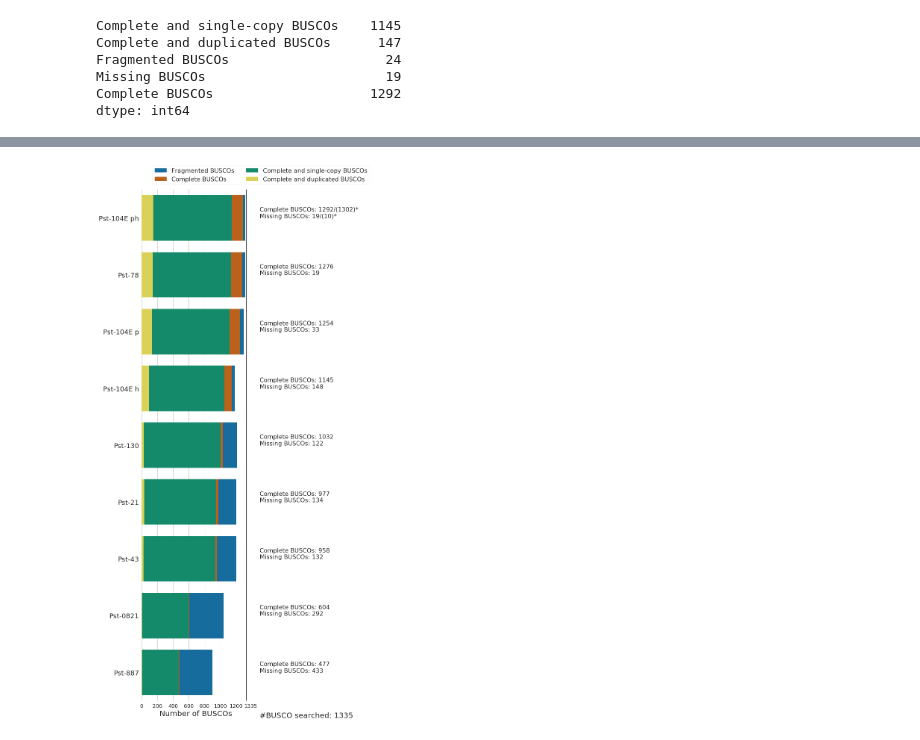
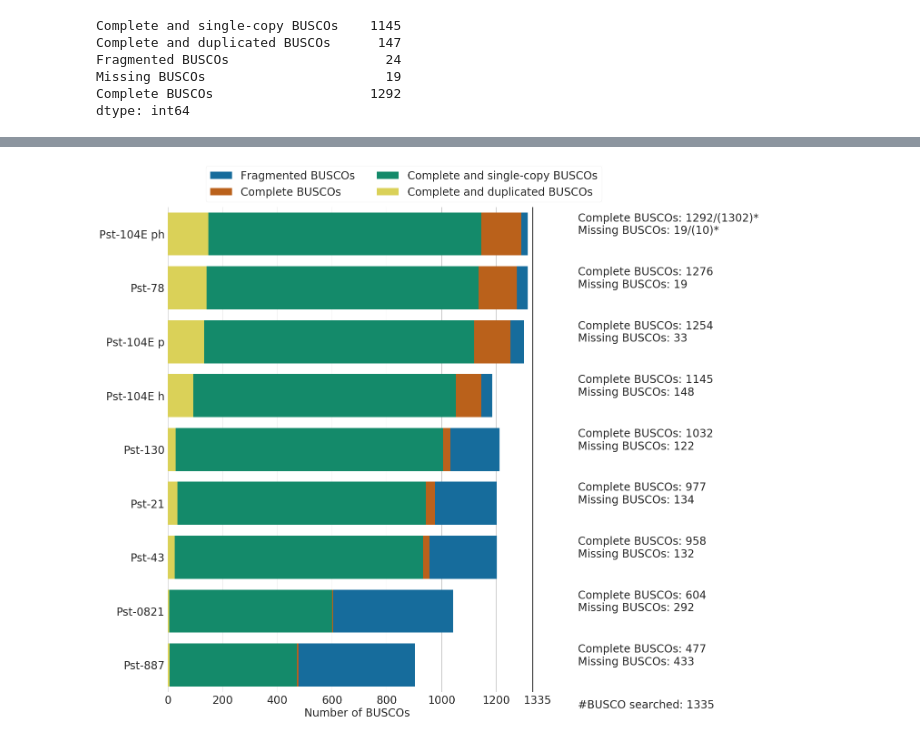
Before and after one commit to BenjaminSchwessinger/Pst_104_E137_A-_genome, a Jupyter notebook: notebooks/Pst_104E_v12_BUSCO_summary_submission_21092017.ipynb, the cells around one changed output, grey strips where cells are left out. Cells and saved outputs as stored; diff of their text form; code cells hidden in the pictures.

Commit message:
fixed up some graphs

```diff
--- a/notebooks/Pst_104E_v12_BUSCO_summary_submission_21092017.ipynb
+++ b/notebooks/Pst_104E_v12_BUSCO_summary_submission_21092017.ipynb
@@ -131,8 +131,8 @@ sns.set_color_codes(palette='deep')
 # %%
 sns.set(style="whitegrid")
-f, ax = plt.subplots(figsize=(6, 20))
+f, ax = plt.subplots(figsize=(14, 16))
 #set the font size
-fs = 20
+fs = 24
 
 sns.barplot(x='Fake Fragmented',y=SBusco_df_sorted.index, data=SBusco_df_sorted, \
             label='Fragmented BUSCOs', color=sns.color_palette('colorblind')[0],alpha=1  )
@@ -143,38 +143,38 @@ sns.barplot(x='Complete BUSCOs',y=SBusco_df_sorted.index, data=SBusco_df_sorted,
 
 #sns.set_color_codes("muted")
 sns.barplot(x='Complete and single-copy BUSCOs',y=SBusco_df_sorted.index,\
             data=SBusco_df_sorted, label='Complete and single-copy BUSCOs', \
             color=sns.color_palette('colorblind')[1], alpha=1 )
 
 #sns.set_color_codes("pastel")
 sns.barplot(x='Complete and duplicated BUSCOs',y=SBusco_df_sorted.index, \
             data=SBusco_df_sorted, label='Complete and duplicated BUSCOs', \
             color=sns.color_palette('colorblind')[4],alpha=1  )
 
 
 
 # Add a legend and informative axis label
-ax.legend(ncol=2, loc=(0.1, 1.01), frameon=True,fancybox=True, fontsize = 16)
+ax.legend(ncol=2, loc=(0.1, 1.01), frameon=True,fancybox=True, fontsize = fs)
 count = 0
 for y, complete, missing in zip(np.arange(0, 9, 1),SBusco_df_sorted['Complete BUSCOs'], SBusco_df_sorted['Missing BUSCOs'] ):
     if count == 0:
         ax.text(1500, y, 'Complete BUSCOs: %i/(1302)*\nMissing BUSCOs: %i/(10)*' % (complete, missing)\
-           ,{'fontsize' : 16})
+           ,{'fontsize' : fs})
 
     else:
         ax.text(1500, y, 'Complete BUSCOs: %i\nMissing BUSCOs: %i' % (complete, missing)\
-           ,{'fontsize' : 16})
+           ,{'fontsize' : fs})
     count += 1
 plt.xlabel('Number of BUSCOs', {'fontsize' : fs})
 plt.axvline(x=1335,  color='k')
 ax.text(1500,8.8, '#BUSCO searched: 1335',{'fontsize' : fs})
 #adjust the last ticks
-ax.text(1300,8.62,'1335', fontsize=14)
+ax.text(1300,8.72,'1335', fontsize=fs)
 sns.despine(left=True, bottom=True)
 #add xticks as wanted
 plt.xticks([0, 200,400,600,800,1000,1200] )
-ax.tick_params(axis = 'y', labelsize=18)
-ax.tick_params(axis = 'x', labelsize=14)
-plt.savefig(os.path.join(FIGURE_FOLDER, 'Busco_summary_figure_v2.png'), dpi=600, bbox_inches="tight")
+ax.tick_params(axis = 'y', labelsize=fs)
+ax.tick_params(axis = 'x', labelsize=fs)
+plt.savefig(os.path.join(FIGURE_FOLDER, 'Busco_summary_figure_v3.png'), dpi=600, bbox_inches="tight")
 # %% [output]
-[figure, old version]
+[figure, new version]
```
Also changed, not shown: parts of 2 cells of this notebook, 3 other files.
